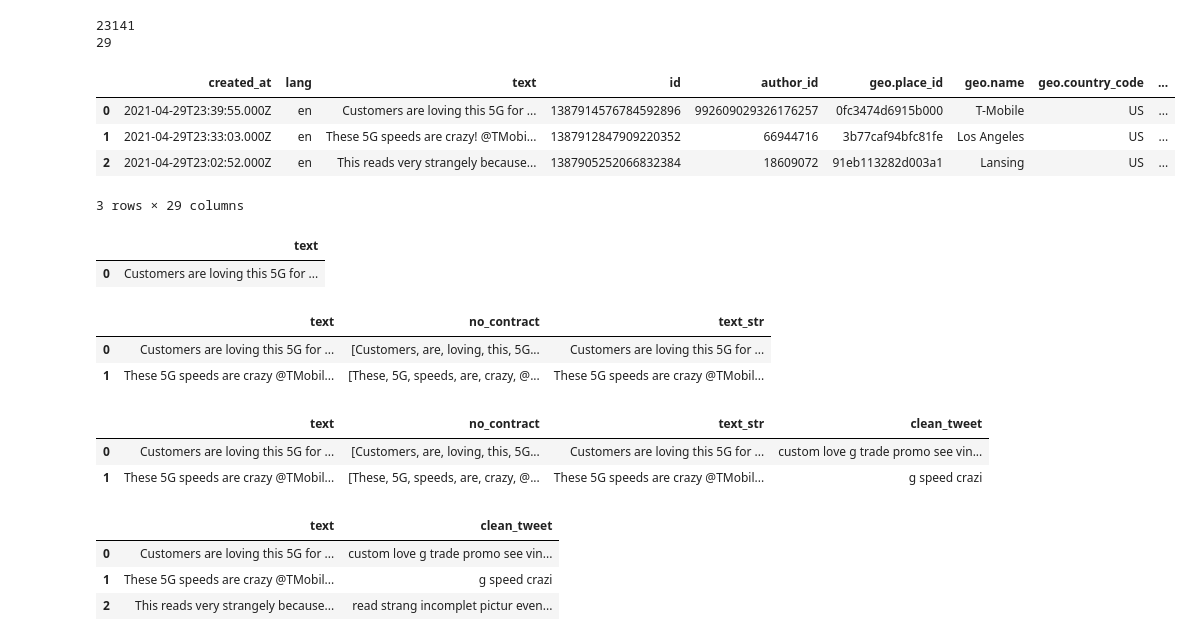
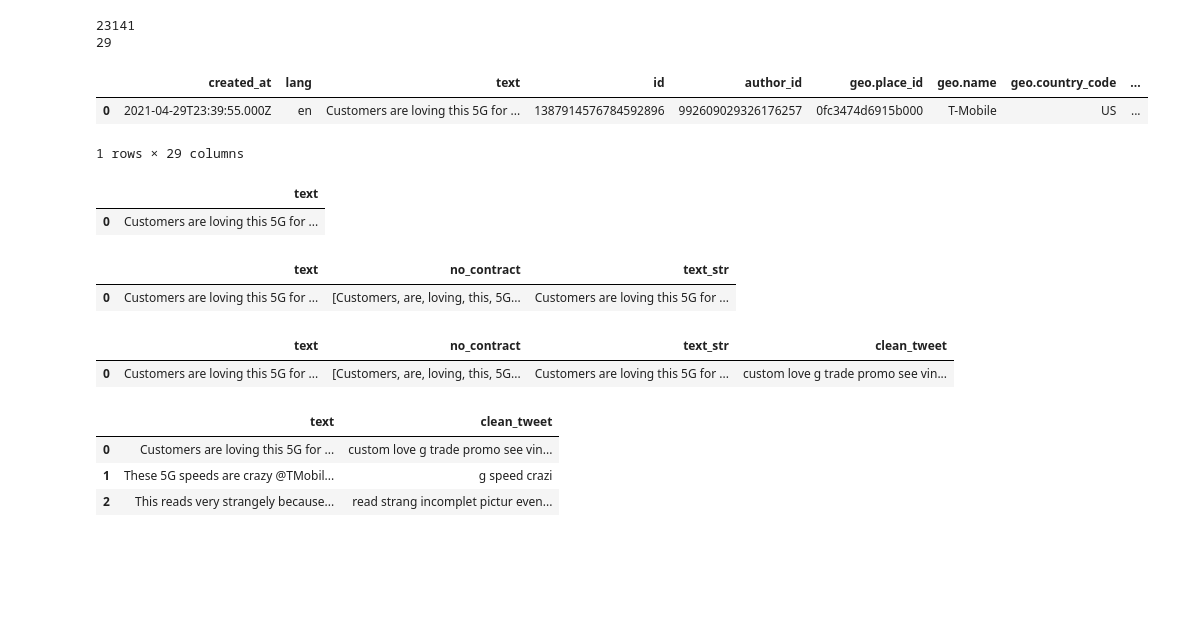
Before and after one commit to VictoriaXinyi/Twitter, a Jupyter notebook: LDA_5G.ipynb, the cells around one changed output. Drawn from its saved outputs; the diff is of its cells as text; code cells hidden in the pictures; blank space fills up the shorter version.

```diff
--- a/LDA_5G.ipynb
+++ b/LDA_5G.ipynb
@@ -107,13 +107,11 @@ print(count_col)
 23141
 29
 # %%
-df.head(3)
+df.head(1)
 # %% [output]
 |  | created_at | lang | text | id | author_id | geo.place_id | geo.name | geo.country_code | ... |
 | 0 | 2021-04-29T23:39:55.000Z | en | Customers are loving this 5G for ... | 1387914576784592896 | 992609029326176257 | 0fc3474d6915b000 | T-Mobile | US | ... |
-| 1 | 2021-04-29T23:33:03.000Z | en | These 5G speeds are crazy! @TMobi... | 1387912847909220352 | 66944716 | 3b77caf94bfc81fe | Los Angeles | US | ... |
-| 2 | 2021-04-29T23:02:52.000Z | en | This reads very strangely because... | 1387905252066832384 | 18609072 | 91eb113282d003a1 | Lansing | US | ... |
-3 rows × 29 columns
+1 rows × 29 columns
 # %%
 # create my df
 mydf = df[["text"]]
@@ -131,11 +129,10 @@ mydata =mydf.copy()
 mydata['text'] = mydata['text'].str.replace('[^\w\s#@/:%.,_-]', '', flags=re.UNICODE)
 mydata['no_contract'] = mydata['text'].apply(lambda x: [contractions.fix(word) for word in x.split()])
 mydata['text_str'] = [' '.join(map(str, l)) for l in mydata['no_contract']]
-mydata.head(2)
+mydata.head(1)
 # %% [output]
 |  | text | no_contract | text_str |
 | 0 | Customers are loving this 5G for ... | [Customers, are, loving, this, 5G... | Customers are loving this 5G for ... |
-| 1 | These 5G speeds are crazy @TMobil... | [These, 5G, speeds, are, crazy, @... | These 5G speeds are crazy @TMobil... |
 # %%
 def remove_links(tweet):
     '''Takes a string and removes web links'''
@@ -180,3 +177,16 @@ def clean_tweet(tweet, bigrams=False):
                                             for i in range(len(tweet_token_list)-1)]
     tweet = ' '.join(tweet_token_list)
     return tweet
+
+# Tokenize and Clean-up using gensim’s simple_preprocess()
+def sent_to_words(sentences):
+    for sentence in sentences:
+        yield(gensim.utils.simple_preprocess(str(sentence), deacc=True))  # deacc=True removes punctuations
+
+
+data_words = list(sent_to_words(mydata.text_str))
+mydata['clean_tweet'] = mydata.text_str.apply(clean_tweet)
+mydata.head(1)
+# %% [output]
+|  | text | no_contract | text_str | clean_tweet |
+| 0 | Customers are loving this 5G for ... | [Customers, are, loving, this, 5G... | Customers are loving this 5G for ... | custom love g trade promo see vin... |
@@ -188,11 +193,3 @@ def sent_to_words(sentences):
-# %%
-data_words = list(sent_to_words(mydata.text_str))
-mydata['clean_tweet'] = mydata.text_str.apply(clean_tweet)
-mydata.head(2)
-# %% [output]
-|  | text | no_contract | text_str | clean_tweet |
-| 0 | Customers are loving this 5G for ... | [Customers, are, loving, this, 5G... | Customers are loving this 5G for ... | custom love g trade promo see vin... |
-| 1 | These 5G speeds are crazy @TMobil... | [These, 5G, speeds, are, crazy, @... | These 5G speeds are crazy @TMobil... | g speed crazi |
 # %%
 newdata = mydata.copy()
 newdata = mydata[["text",'clean_tweet']]
```
Also changed, not shown: parts of 33 cells of this notebook.
